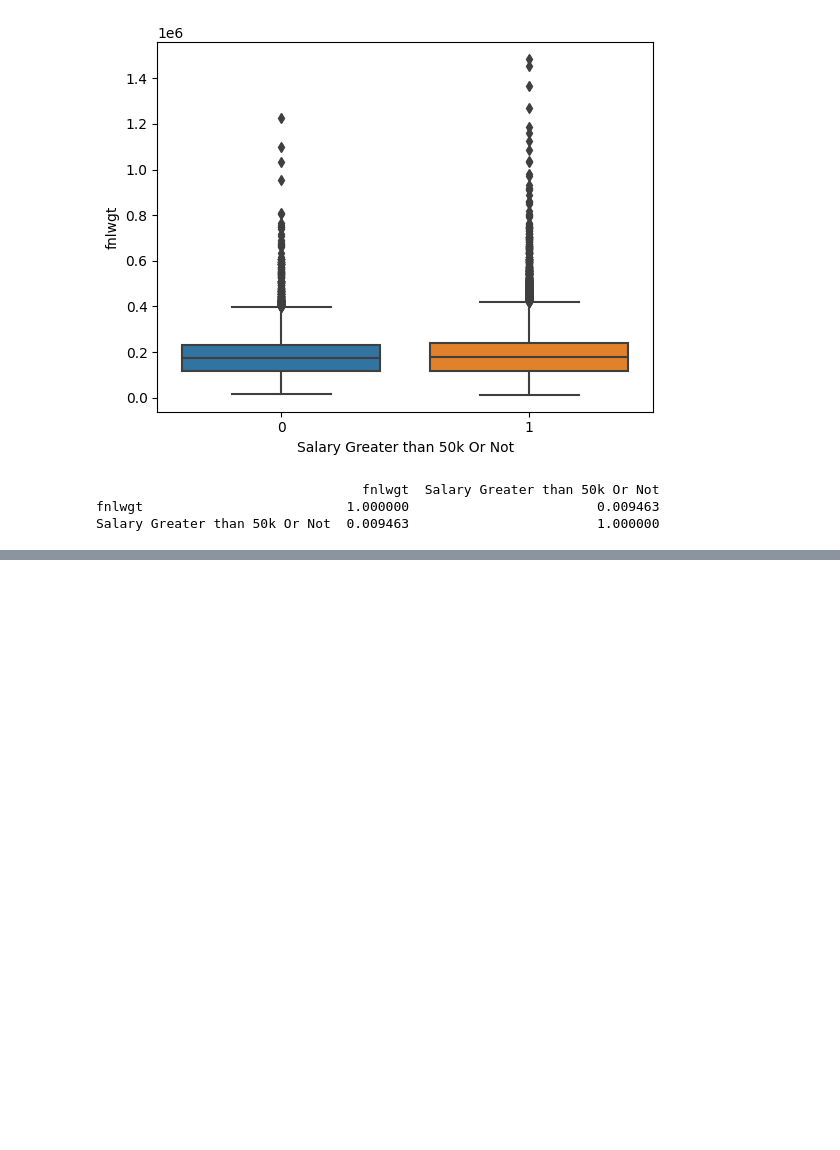
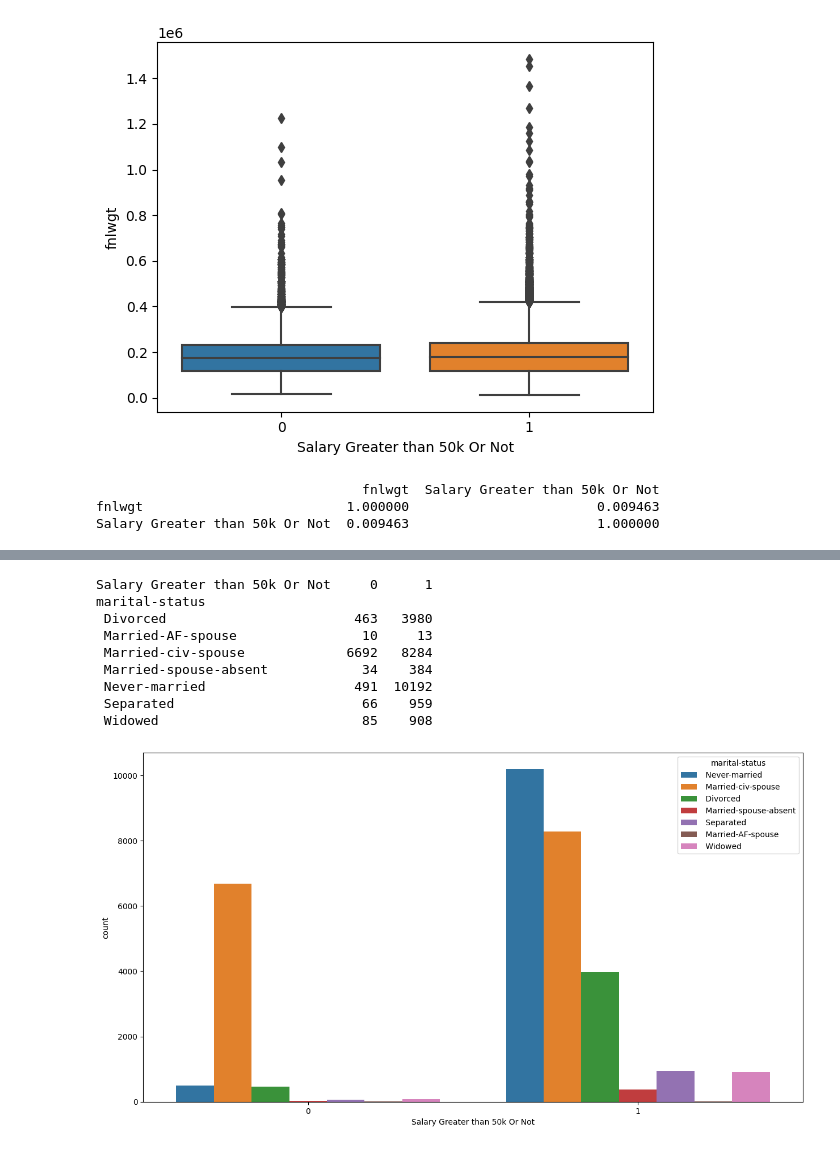
Before and after one commit to DPrakashMewari/BankClassification, a Jupyter notebook: notebook/Salary Classification.ipynb, the cells around one changed output, grey strips where cells are left out. Saved outputs shown, nothing was run; the diff lists cells and outputs as text; code cells hidden in the pictures; blank space fills up the shorter version.

```diff
--- a/notebook/Salary Classification.ipynb
+++ b/notebook/Salary Classification.ipynb
@@ -345,0 +342,16 @@ memory usage: 4.0+ MB
+# %%
+# How many Marital Status has greater Salary or not!
+BVA_categorical_plot(df,'marital-status','Salary Greater than 50k Or Not')
+
+# With Marital Status there is Never Married Person and Having < 50 k salary frequency is very high.
+# %% [output]
+Salary Greater than 50k Or Not     0      1
+marital-status
+ Divorced                        463   3980
+ Married-AF-spouse                10     13
+ Married-civ-spouse             6692   8284
+ Married-spouse-absent            34    384
+ Never-married                   491  10192
+ Separated                        66    959
+ Widowed                          85    908
+[figure, added]
```
Also changed, not shown: parts of 13 cells of this notebook, 2 other files.
